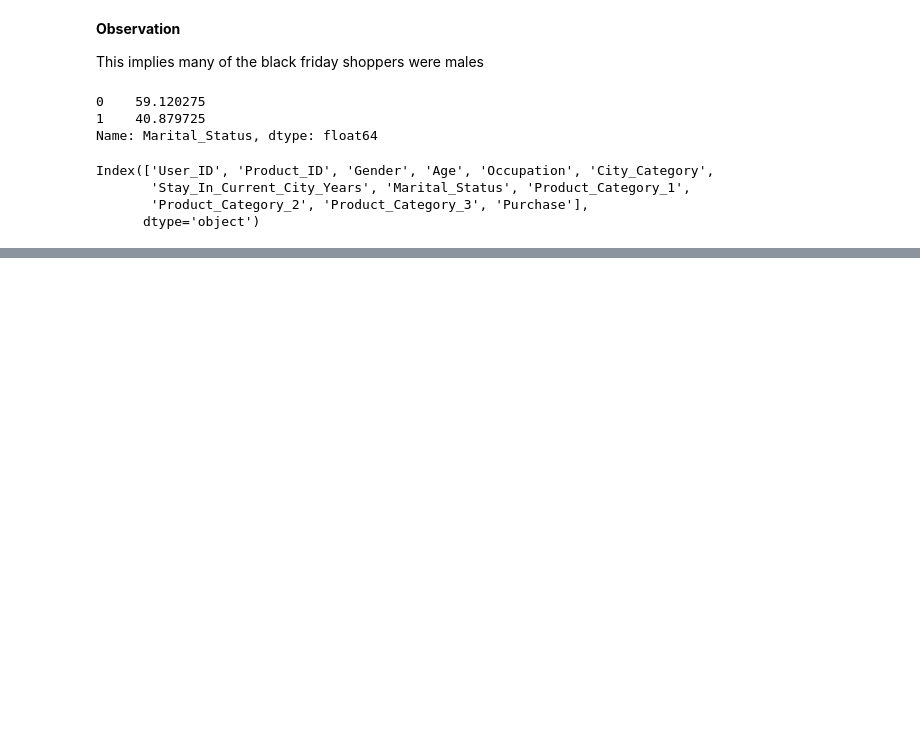
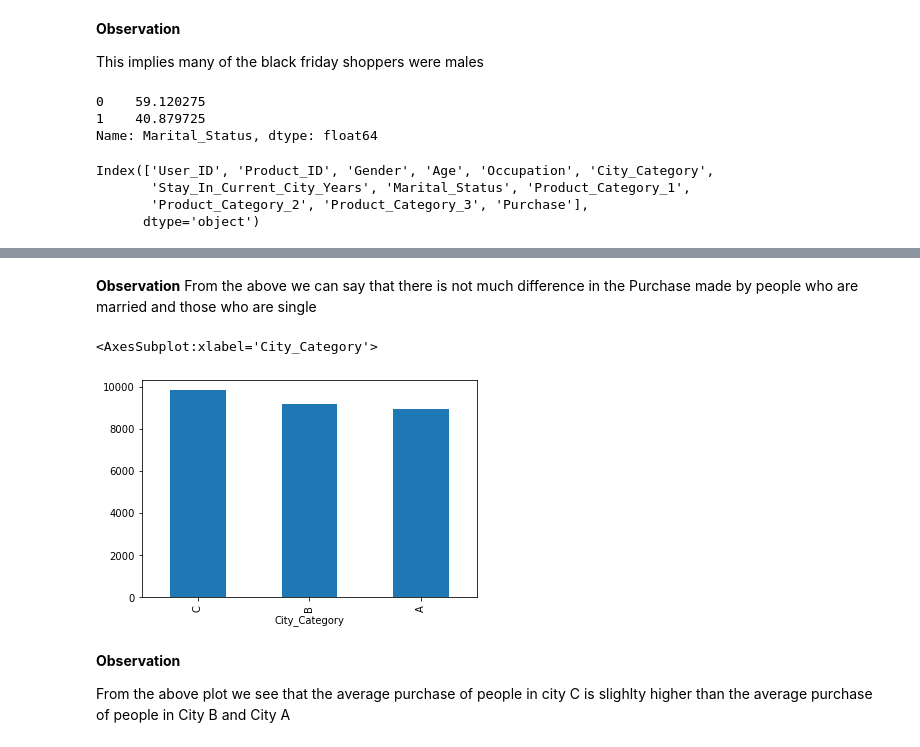
Before and after one commit to shreyashettyk/Data_Analysis, a Jupyter notebook: Black_Friday_Sales_EDA.ipynb, the cells around one changed output, grey strips where cells are left out. Saved outputs shown, nothing was run; the diff lists cells and outputs as text; code cells hidden in the pictures; blank space fills up the shorter version.

```diff
--- a/Black_Friday_Sales_EDA.ipynb
+++ b/Black_Friday_Sales_EDA.ipynb
@@ -120,0 +239,13 @@ Index(['User_ID', 'Product_ID', 'Gender', 'Age', 'Occupation', 'City_Category',
+# %% [markdown]
+**Observation**
+From the above we can say that there is not much difference in the Purchase made by people who are married and those
+who are single
+# %%
+bfs.groupby('City_Category')['Purchase'].mean().sort_values(ascending=False).plot(kind='bar')
+# %% [output]
+<AxesSubplot:xlabel='City_Category'>
+[figure, added]
+# %% [markdown]
+**Observation**
+
+From the above plot we see that the average purchase of people in city C is slighlty higher than the average purchase of people in City B and City A
```
Also changed, not shown: parts of 19 cells of this notebook.
